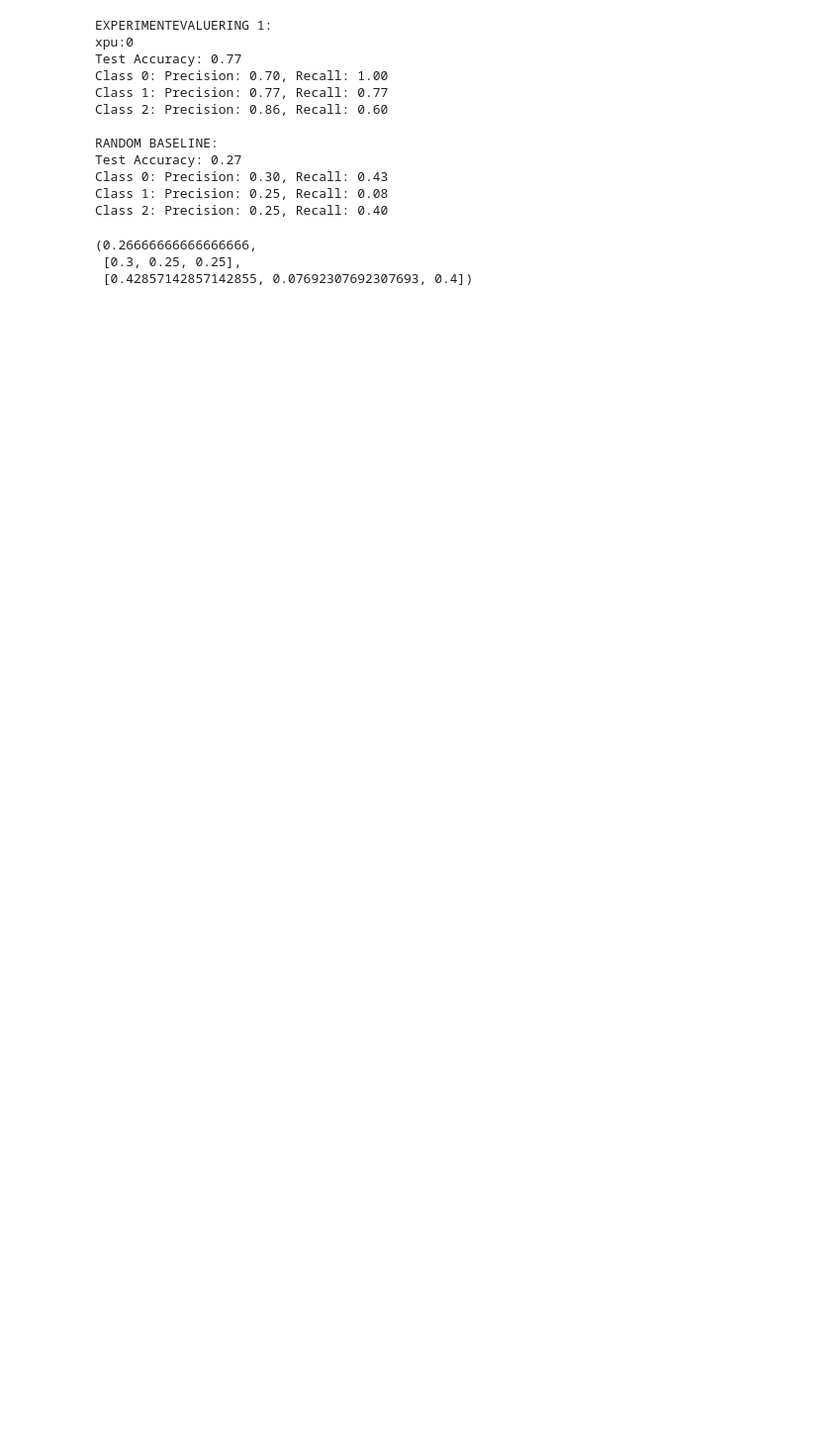
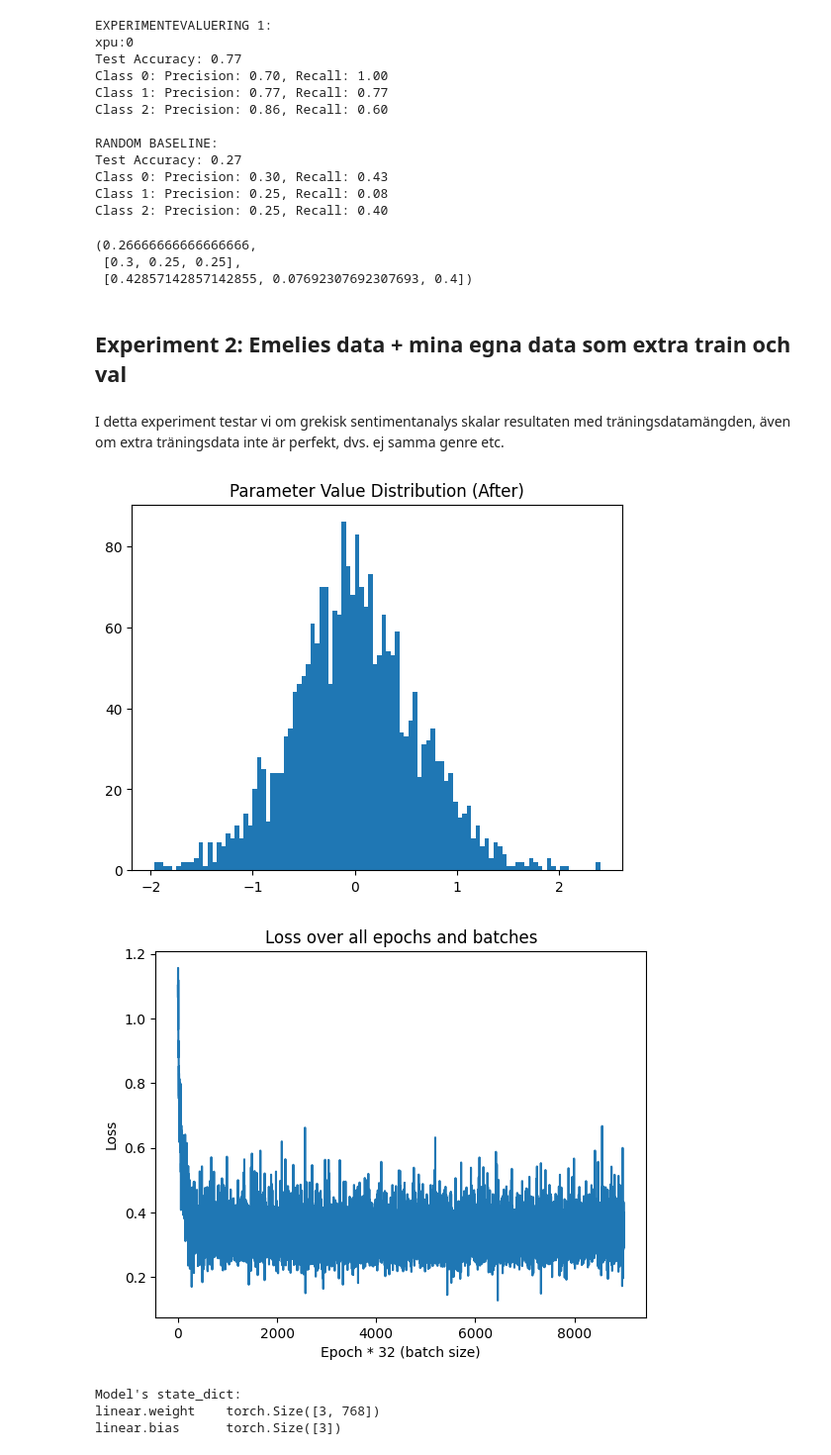
Before and after one commit to Urdatorn/sentiment-grc, a Jupyter notebook: nbs/sentiment_embeddings_linear.ipynb, the cells around one changed output. Shown at 99% size. Cells and saved outputs as stored; diff of their text form; code cells hidden in the pictures; blank space fills up the shorter version.

```diff
--- a/nbs/sentiment_embeddings_linear.ipynb
+++ b/nbs/sentiment_embeddings_linear.ipynb
@@ -735,3 +732,32 @@ Class 2: Precision: 0.25, Recall: 0.40
 (0.26666666666666666,
  [0.3, 0.25, 0.25],
  [0.42857142857142855, 0.07692307692307693, 0.4])
+# %% [markdown]
+## Experiment 2: Emelies data + mina egna data som extra train och val
+# %% [markdown]
+I detta experiment testar vi om grekisk sentimentanalys skalar resultaten med träningsdatamängden, även om extra träningsdata inte är perfekt, dvs. ej samma genre etc.
+# %%
+model_2, val_loss_2 = train_and_validate(
+    dataloader_train_2,
+    val_2, val_labels_2,
+    lr=best_params_optuna["lr"],
+    betas=(best_params_optuna["beta1"],
+    best_params_optuna["beta2"]),
+    epsilon=best_params_optuna["eps"],
+    weight_decay=best_params_optuna["weight_decay"],
+    patience=30,
+    par_plot=True,
+    loss_plot=True,
+    verbose=False)
+
+print("Model's state_dict:")
+for param_tensor in model_2.state_dict():
+    print(param_tensor, "\t", model_2.state_dict()[param_tensor].size())
+
+torch.save(model_2.state_dict(), ROOT / "model" / "grc_sentiment_linear_head_experiment_2.pt")
+# %% [output]
+[figure, added]
+[figure, added]
+Model's state_dict:
+linear.weight    torch.Size([3, 768])
+linear.bias      torch.Size([3])
```
Also changed, not shown: parts of 19 cells of this notebook, 3 other files.
